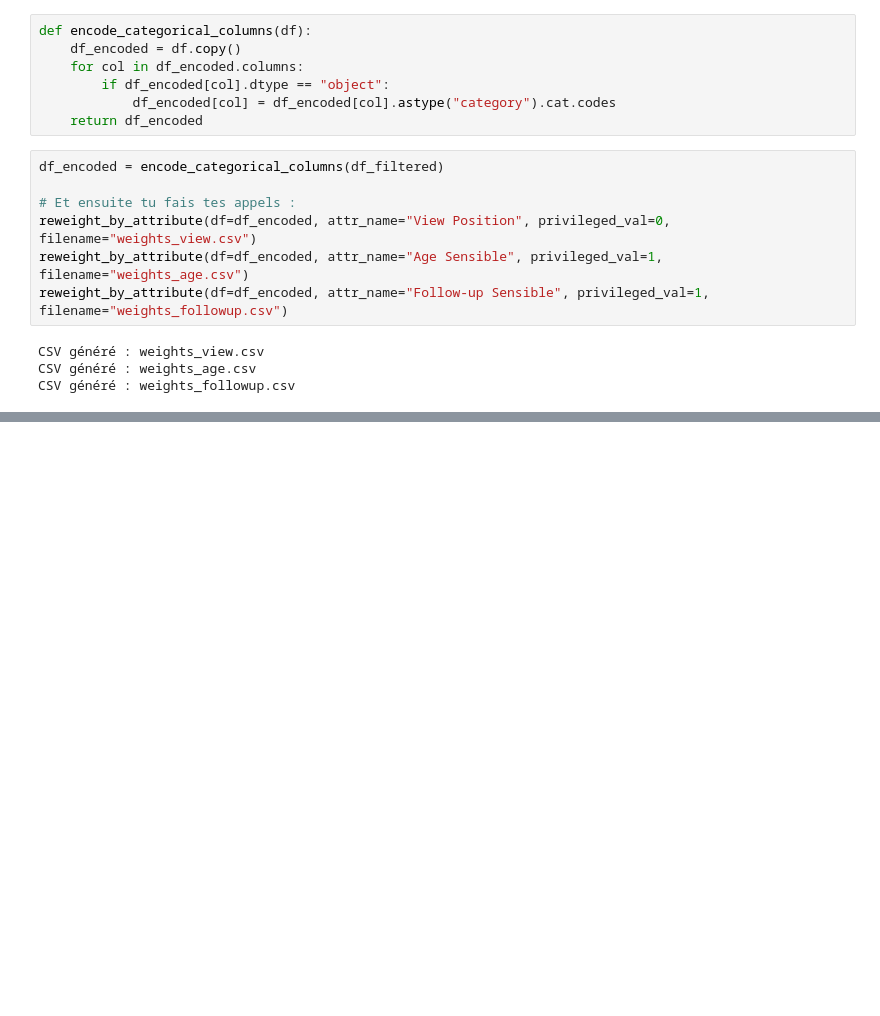
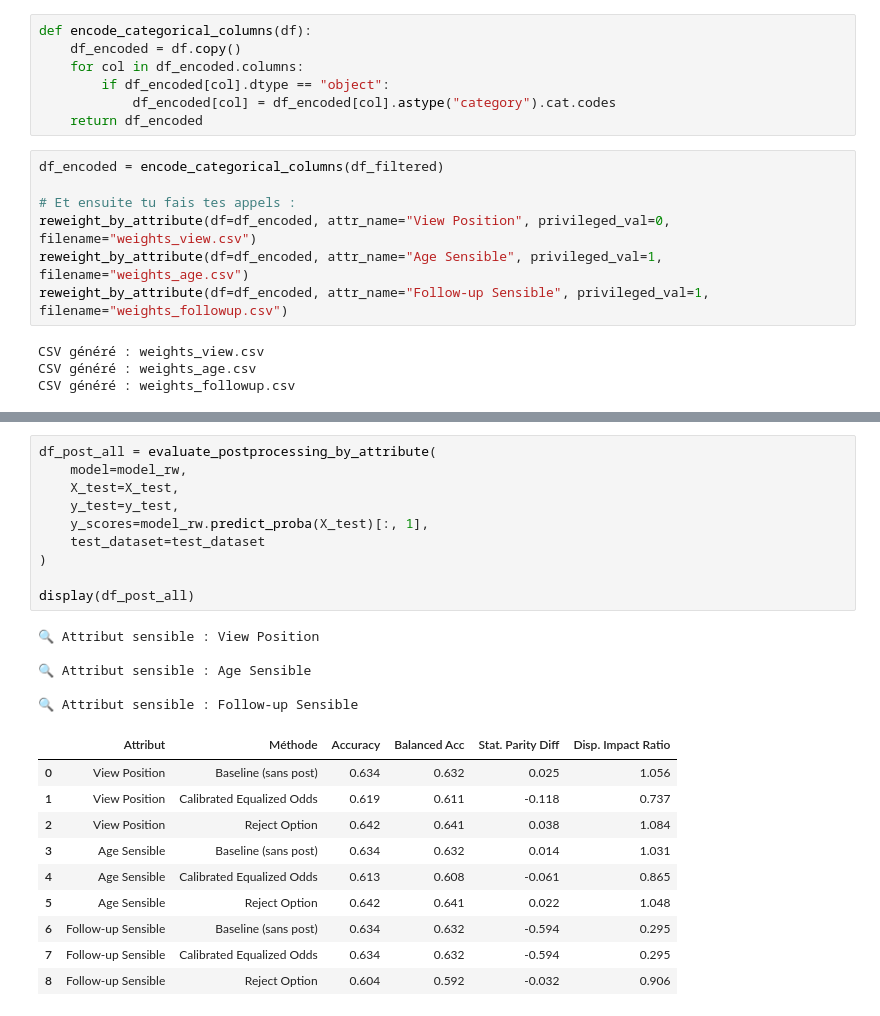
Before and after one commit to lenorabuggenhoudt/Fairness, a Jupyter notebook: project.ipynb, the cells around one changed output, grey strips where cells are left out. Saved outputs shown, nothing was run; the diff lists cells and outputs as text; blank space fills up the shorter version.

```diff
--- a/project.ipynb
+++ b/project.ipynb
@@ -810,0 +1009,26 @@ CSV généré : weights_followup.csv
+# %%
+df_post_all = evaluate_postprocessing_by_attribute(
+    model=model_rw,
+    X_test=X_test,
+    y_test=y_test,
+    y_scores=model_rw.predict_proba(X_test)[:, 1],
+    test_dataset=test_dataset
+)
+
+display(df_post_all)
+# %% [output]
+🔍 Attribut sensible : View Position
+
+🔍 Attribut sensible : Age Sensible
+
+🔍 Attribut sensible : Follow-up Sensible
+|  | Attribut | Méthode | Accuracy | Balanced Acc | Stat. Parity Diff | Disp. Impact Ratio |
+| 0 | View Position | Baseline (sans post) | 0.634 | 0.632 | 0.025 | 1.056 |
+| 1 | View Position | Calibrated Equalized Odds | 0.619 | 0.611 | -0.118 | 0.737 |
+| 2 | View Position | Reject Option | 0.642 | 0.641 | 0.038 | 1.084 |
+| 3 | Age Sensible | Baseline (sans post) | 0.634 | 0.632 | 0.014 | 1.031 |
+| 4 | Age Sensible | Calibrated Equalized Odds | 0.613 | 0.608 | -0.061 | 0.865 |
+| 5 | Age Sensible | Reject Option | 0.642 | 0.641 | 0.022 | 1.048 |
+| 6 | Follow-up Sensible | Baseline (sans post) | 0.634 | 0.632 | -0.594 | 0.295 |
+| 7 | Follow-up Sensible | Calibrated Equalized Odds | 0.634 | 0.632 | -0.594 | 0.295 |
+| 8 | Follow-up Sensible | Reject Option | 0.604 | 0.592 | -0.032 | 0.906 |
```
Also changed, not shown: parts of 8 cells of this notebook.
